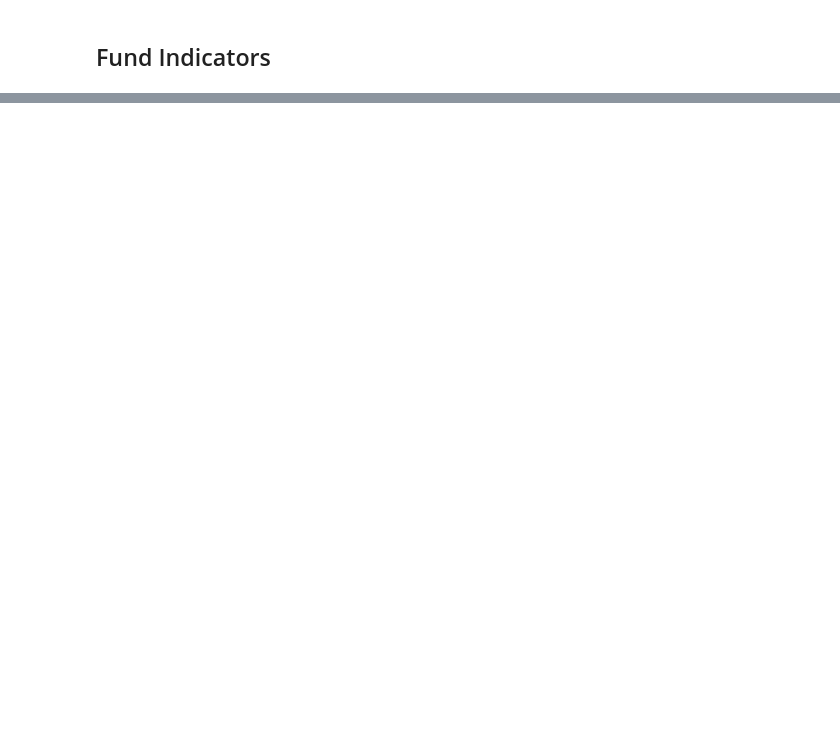
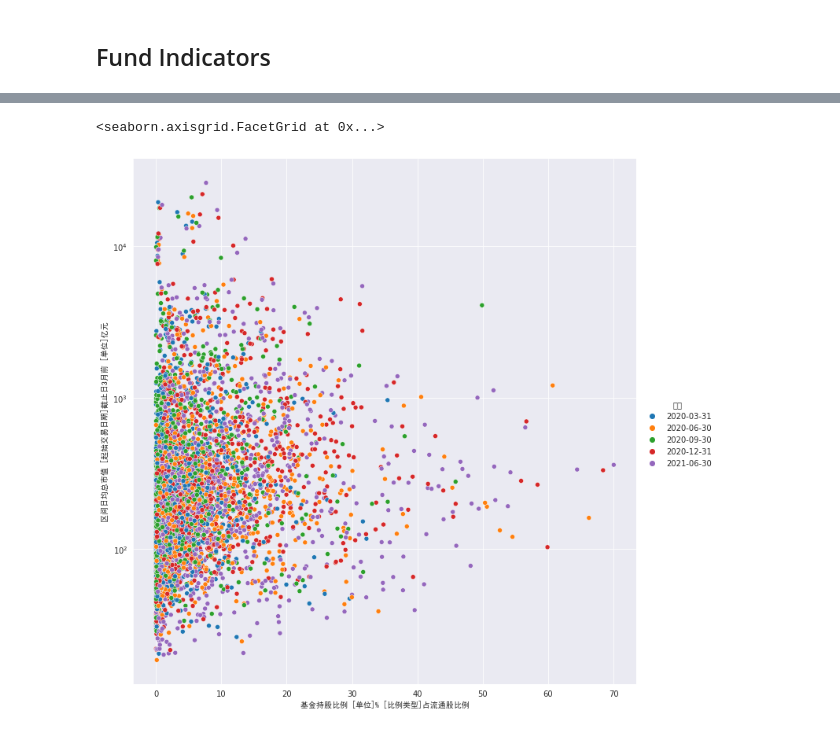
Before and after one commit to jiachengpan/goldenspoon, a Jupyter notebook: neverland_goldenspoon.ipynb, the cells around one changed output, grey strips where cells are left out. Drawn from its saved outputs; the diff is of its cells as text; code cells hidden in the pictures; blank space fills up the shorter version.

```diff
--- a/neverland_goldenspoon.ipynb
+++ b/neverland_goldenspoon.ipynb
@@ -500,0 +470,14 @@ memory usage: 5.7+ MB
+# %%
+g = sns.relplot(x=Indicator.k_stock_column_share_ratio_of_funds,
+                y=Indicator.k_stock_column_total_value,
+                hue=Indicator.k_column_date,
+                data=calibrated_stock_share_held_by_funds,
+                height=10)
+#g.ax.set_xscale('log')
+g.ax.set_yscale('log')
+g.set_axis_labels(Indicator.k_stock_column_share_ratio_of_funds,
+                  Indicator.k_stock_column_total_value,
+                  fontproperties=zhfont)
+# %% [output]
+<seaborn.axisgrid.FacetGrid at 0x...>
+[figure, added]
```
Also changed, not shown: parts of 34 cells of this notebook.
